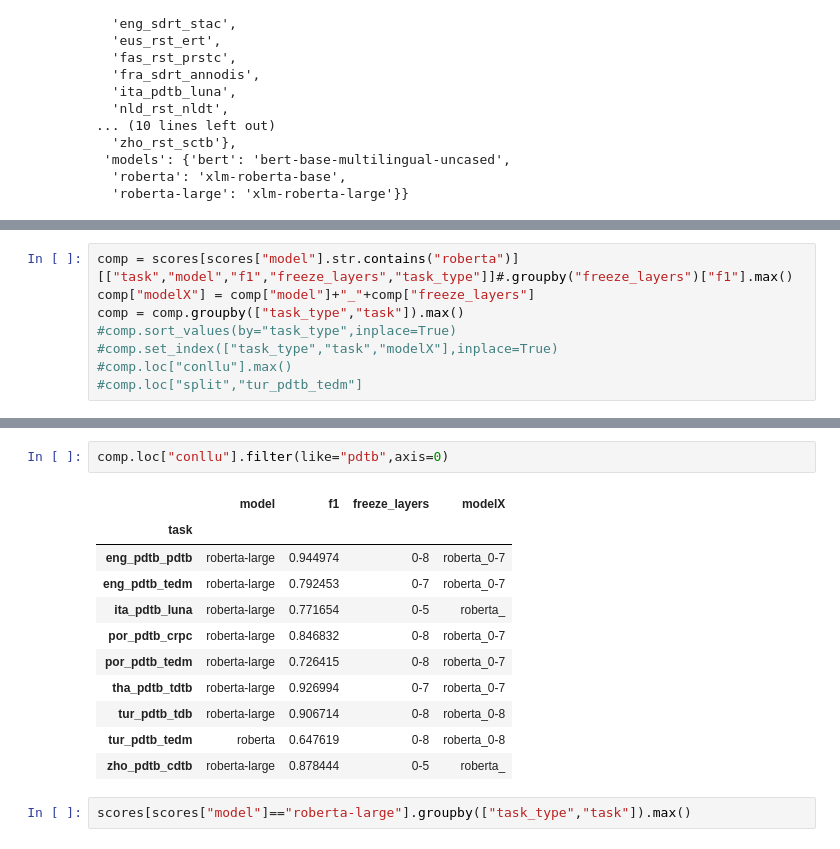
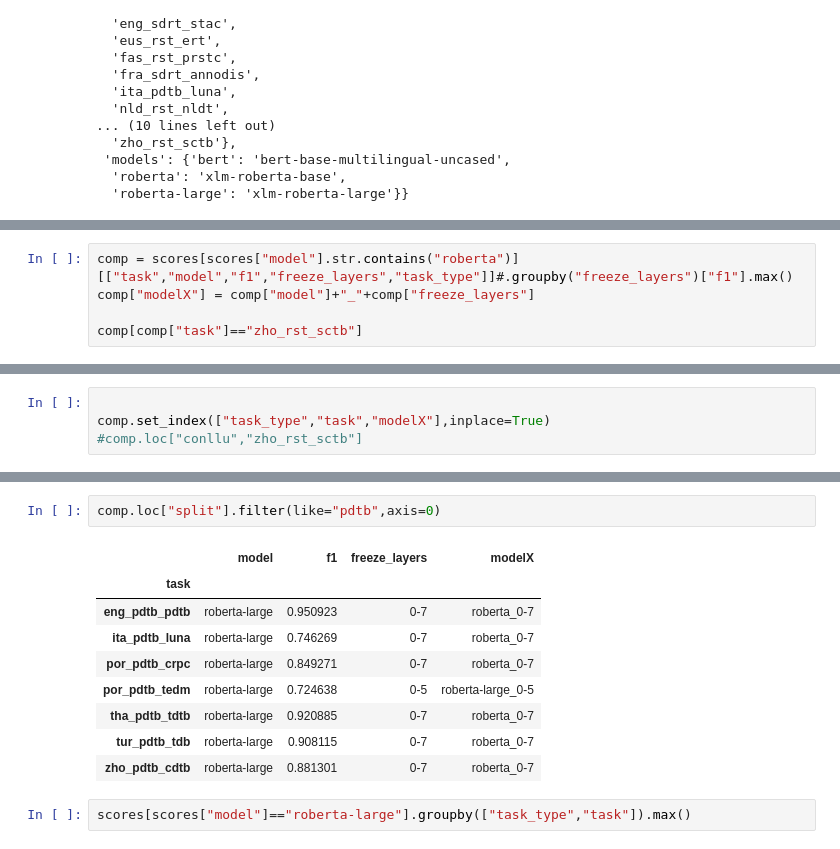
Before and after one commit to phimit/jiant, a Jupyter notebook: scripts/vizu_results.ipynb, the cells around one changed output, grey strips where cells are left out. Cells and saved outputs as stored; diff of their text form.

```diff
--- a/scripts/vizu_results.ipynb
+++ b/scripts/vizu_results.ipynb
@@ -130,8 +130,5 @@ scores[columns].style.bar(subset=['f1'], color='green').format(formatter=formatt
 # %%
 comp = scores[scores["model"].str.contains("roberta")][["task","model","f1","freeze_layers","task_type"]]#.groupby("freeze_layers")["f1"].max()
 comp["modelX"] = comp["model"]+"_"+comp["freeze_layers"]
-comp = comp.groupby(["task_type","task"]).max()
-#comp.sort_values(by="task_type",inplace=True)
-#comp.set_index(["task_type","task","modelX"],inplace=True)
-#comp.loc["conllu"].max()
-#comp.loc["split","tur_pdtb_tedm"]
+
+comp[comp["task"]=="zho_rst_sctb"]
@@ -137,0 +145,4 @@ comp = comp.groupby(["task_type","task"]).max()
+# %%
+
+comp.set_index(["task_type","task","modelX"],inplace=True)
+#comp.loc["conllu","zho_rst_sctb"]
@@ -138,17 +168,15 @@ comp = comp.groupby(["task_type","task"]).max()
 # %%
-comp.loc["conllu"].filter(like="pdtb",axis=0)
+comp.loc["split"].filter(like="pdtb",axis=0)
 # %% [output]
 |  | model | f1 | freeze_layers | modelX |
 | task |  |  |  |  |
-| eng_pdtb_pdtb | roberta-large | 0.944974 | 0-8 | roberta_0-7 |
-| eng_pdtb_tedm | roberta-large | 0.792453 | 0-7 | roberta_0-7 |
-| ita_pdtb_luna | roberta-large | 0.771654 | 0-5 | roberta_ |
-| por_pdtb_crpc | roberta-large | 0.846832 | 0-8 | roberta_0-7 |
-| por_pdtb_tedm | roberta-large | 0.726415 | 0-8 | roberta_0-7 |
-| tha_pdtb_tdtb | roberta-large | 0.926994 | 0-7 | roberta_0-7 |
-| tur_pdtb_tdb | roberta-large | 0.906714 | 0-8 | roberta_0-8 |
-| tur_pdtb_tedm | roberta | 0.647619 | 0-8 | roberta_0-8 |
-| zho_pdtb_cdtb | roberta-large | 0.878444 | 0-5 | roberta_ |
+| eng_pdtb_pdtb | roberta-large | 0.950923 | 0-7 | roberta_0-7 |
+| ita_pdtb_luna | roberta-large | 0.746269 | 0-7 | roberta_0-7 |
+| por_pdtb_crpc | roberta-large | 0.849271 | 0-7 | roberta_0-7 |
+| por_pdtb_tedm | roberta-large | 0.724638 | 0-5 | roberta-large_0-5 |
+| tha_pdtb_tdtb | roberta-large | 0.920885 | 0-7 | roberta_0-7 |
+| tur_pdtb_tdb | roberta-large | 0.908115 | 0-7 | roberta_0-7 |
+| zho_pdtb_cdtb | roberta-large | 0.881301 | 0-7 | roberta_0-7 |
 # %%
 scores[scores["model"]=="roberta-large"].groupby(["task_type","task"]).max()
 # %% [output]
```
Also changed, not shown: parts of 7 cells of this notebook, 7 other files.
